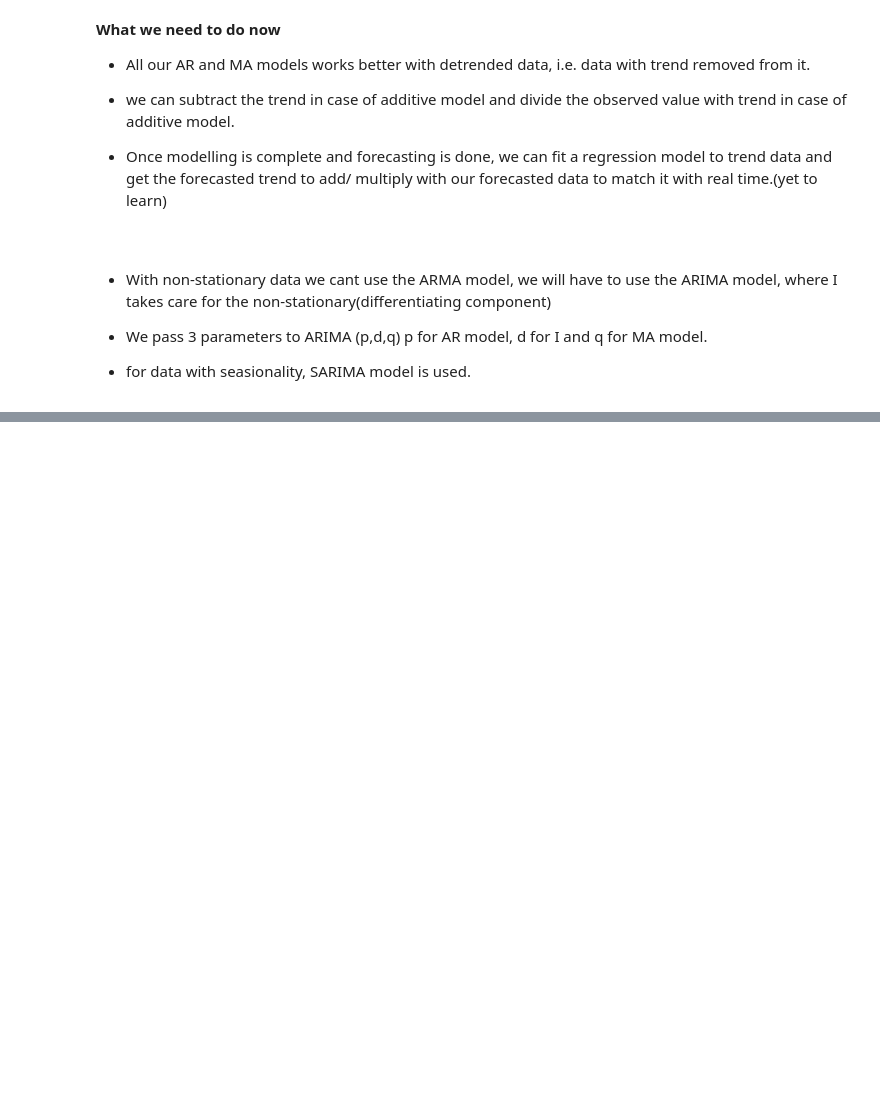
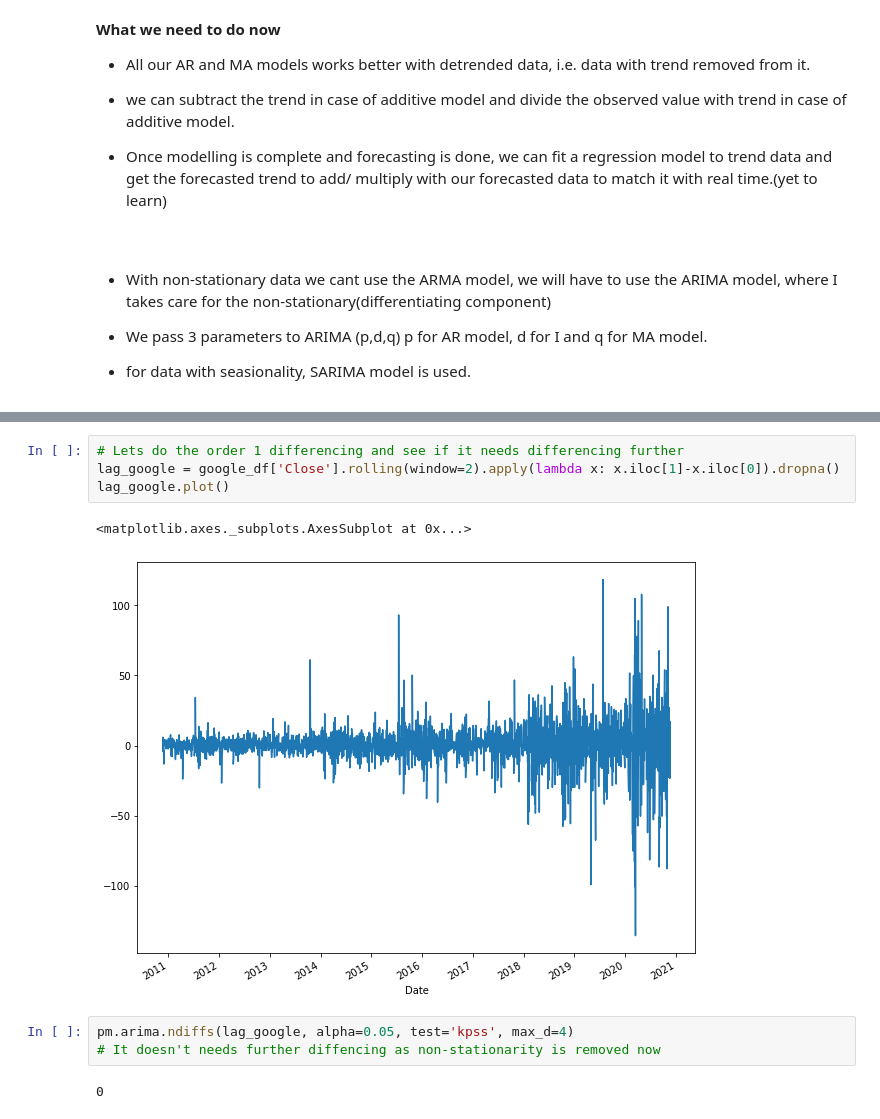
Before and after one commit to utkarsh-prakash/Time-Series-Modelling, a Jupyter notebook: Timeseries_Decomposition.ipynb, the cells around one changed output, grey strips where cells are left out. Drawn from its saved outputs; the diff is of its cells as text; blank space fills up the shorter version.

Commit message:
Differencing added.

```diff
--- a/Timeseries_Decomposition.ipynb
+++ b/Timeseries_Decomposition.ipynb
@@ -307,0 +388,12 @@ The behavior of using lags=None will change in the next release. Currently lags=
+# %%
+# Lets do the order 1 differencing and see if it needs differencing further
+lag_google = google_df['Close'].rolling(window=2).apply(lambda x: x.iloc[1]-x.iloc[0]).dropna()
+lag_google.plot()
+# %% [output]
+<matplotlib.axes._subplots.AxesSubplot at 0x...>
+[figure, added]
+# %%
+pm.arima.ndiffs(lag_google, alpha=0.05, test='kpss', max_d=4)
+# It doesn't needs further diffencing as non-stationarity is removed now
+# %% [output]
+0
```
Also changed, not shown: parts of 25 cells of this notebook.
